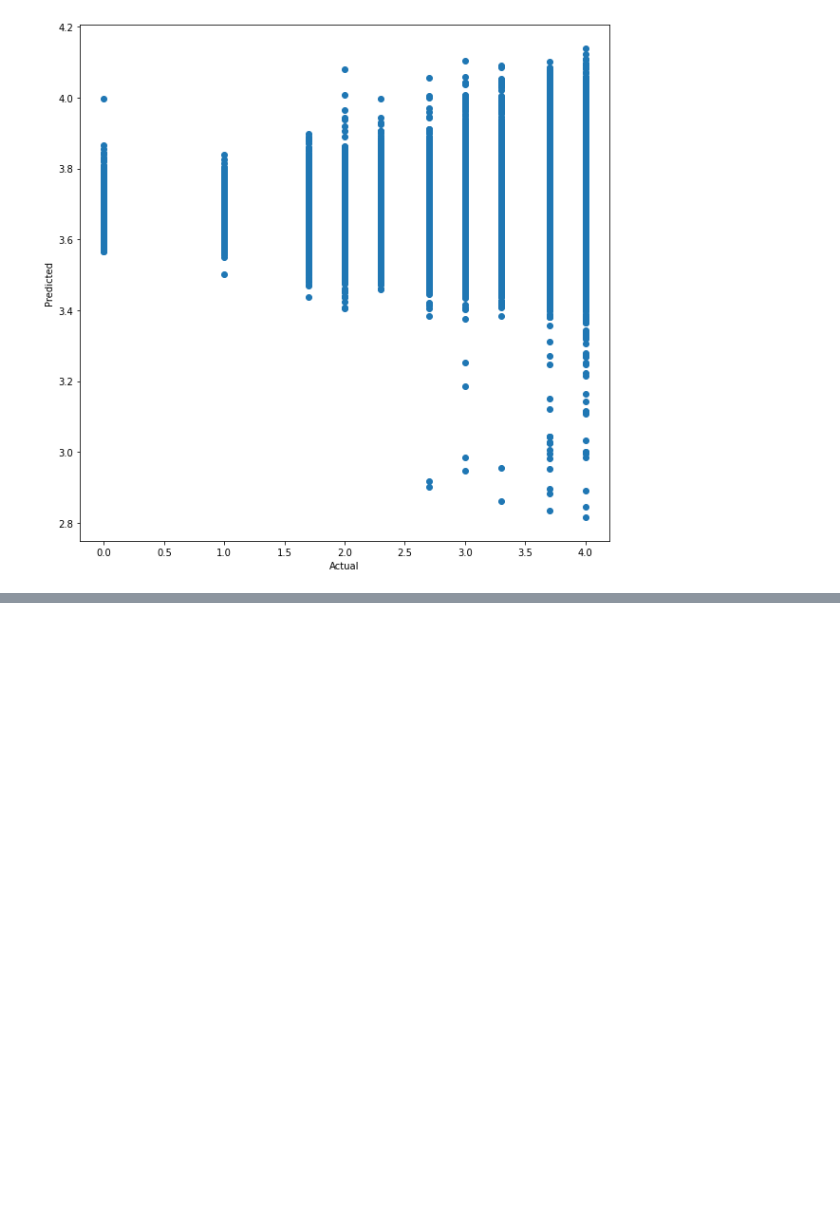
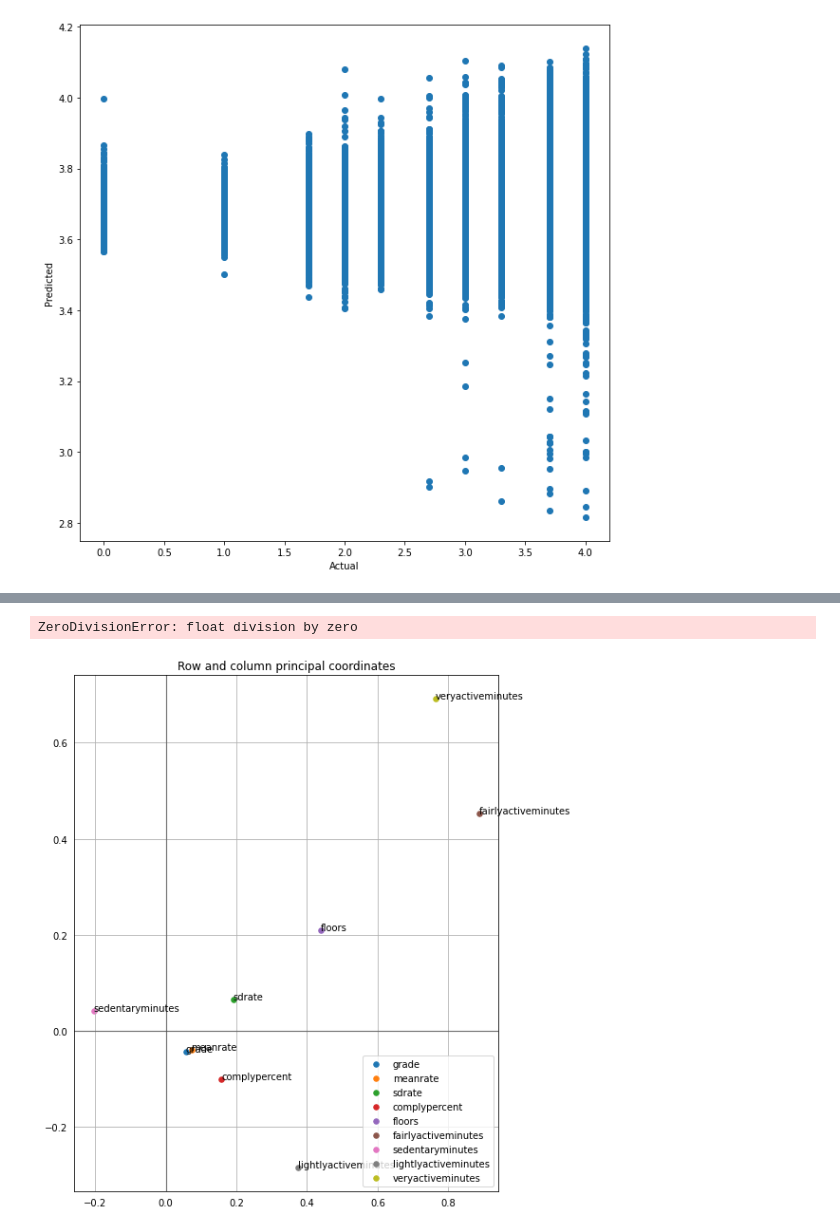
Before and after one commit to EAltunoglu/cmpe492, a Jupyter notebook: activity_grade.ipynb, the cells around one changed output, grey strips where cells are left out. Saved outputs shown, nothing was run; the diff lists cells and outputs as text; code cells hidden in the pictures; blank space fills up the shorter version.

```diff
--- a/activity_grade.ipynb
+++ b/activity_grade.ipynb
@@ -144,0 +147,33 @@ ZeroDivisionError: float division by zero
+# %%
+activity_grade_temp = activity_grade[['grade', 'meanrate', 'sdrate', 'complypercent','floors', 'fairlyactiveminutes', 'sedentaryminutes', 'lightlyactiveminutes', 'veryactiveminutes']]
+# activity_grade_temp = activity_grade
+activity_grade_temp = activity_grade_temp.dropna()
+activity_grade_temp = activity_grade_temp.loc[(activity_grade_temp!=0).any(axis=1)]
+# for col in activity_grade_temp.columns:
+#     activity_grade_temp = activity_grade_temp.loc[activity_grade_temp[col] > 0]
+
+prince_mca = prince.MCA(
+        n_components=2,
+        n_iter=3,
+        copy=True,
+        check_input=True,
+        engine='auto',
+        random_state=42
+        )
+sleep_grade_mca = prince_mca.fit(activity_grade_temp)
+
+ax = sleep_grade_mca.plot_coordinates(
+        X=activity_grade_temp,
+        ax=None,
+        figsize=(8, 10),
+        show_row_points=False,
+        row_points_size=0,
+        show_row_labels=False,
+        show_column_points=True,
+        column_points_size=30,
+        show_column_labels=True,
+        legend_n_cols=1
+               ).legend(loc='center left', bbox_to_anchor=(1, 0.5))
+# %% [output]
+ZeroDivisionError: float division by zero
+[figure, added]
```
Also changed, not shown: parts of 2 cells of this notebook, 1 other file.
